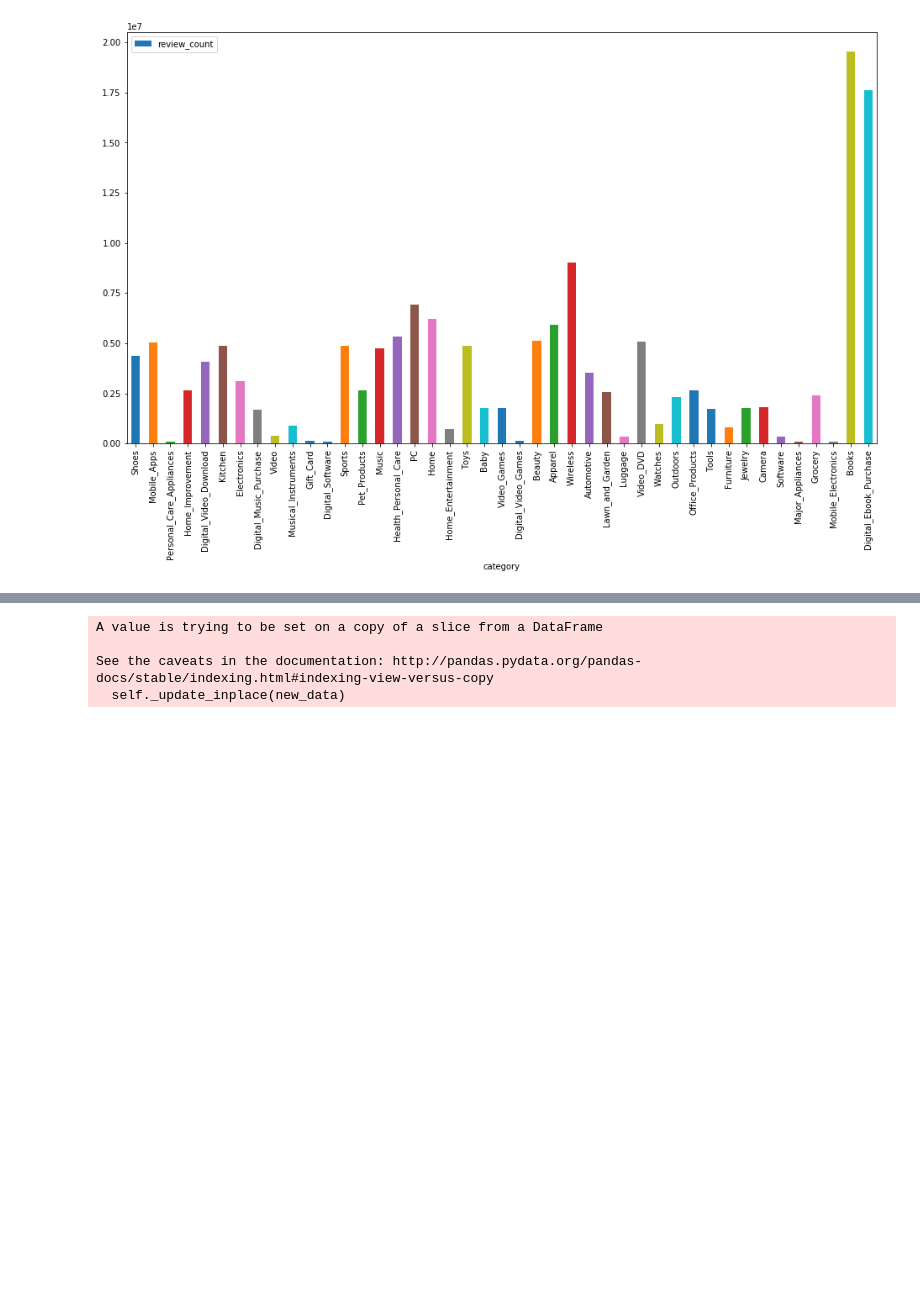
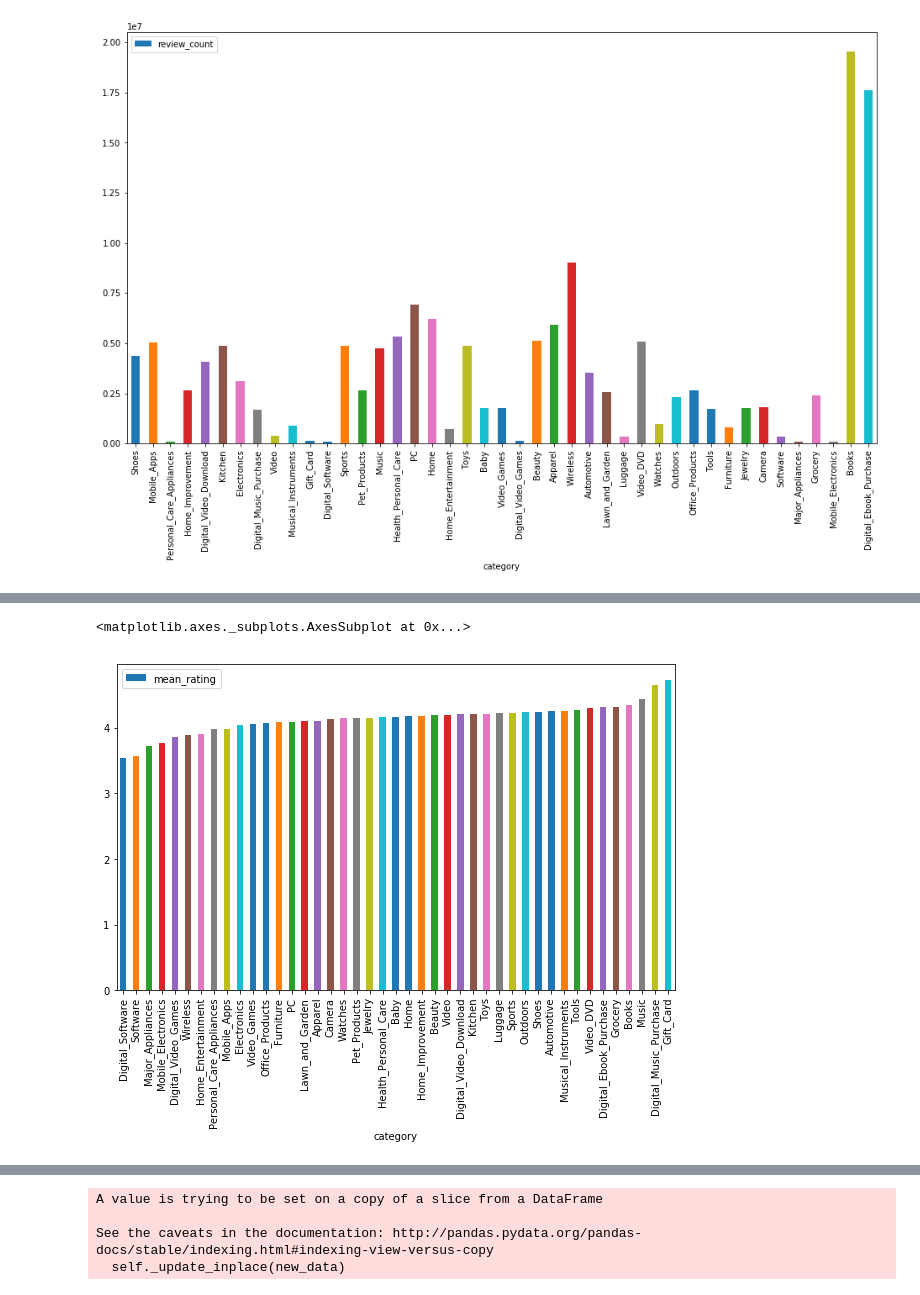
Before and after one commit to pjuda/ada-project, a Jupyter notebook: amazon-reviews.ipynb, the cells around one changed output, grey strips where cells are left out. Cells and saved outputs as stored; diff of their text form; code cells hidden in the pictures; blank space fills up the shorter version.

```diff
--- a/amazon-reviews.ipynb
+++ b/amazon-reviews.ipynb
@@ -141,0 +148,10 @@ category_reviews.plot.bar(x='category', y='review_count', figsize=(16,9))
+# %%
+def mean_rating(parquet_file):
+    """
+    Counts reviews from specified file
+    """
+    df = pd.read_parquet(PARQUET_DIR + parquet_file)
+    return np.mean(df.star_rating)
+# %%
+category_reviews['mean_rating'] = category_reviews['parquet'].apply(mean_rating)
+category_reviews
@@ -141,0 +176,5 @@ category_reviews.plot.bar(x='category', y='review_count', figsize=(16,9))
+# %%
+category_reviews.sort_values("mean_rating").plot.bar(x='category', y='mean_rating', figsize=(10,6))
+# %% [output]
+<matplotlib.axes._subplots.AxesSubplot at 0x...>
+[figure, added]
```
Also changed, not shown: parts of 7 cells of this notebook.
